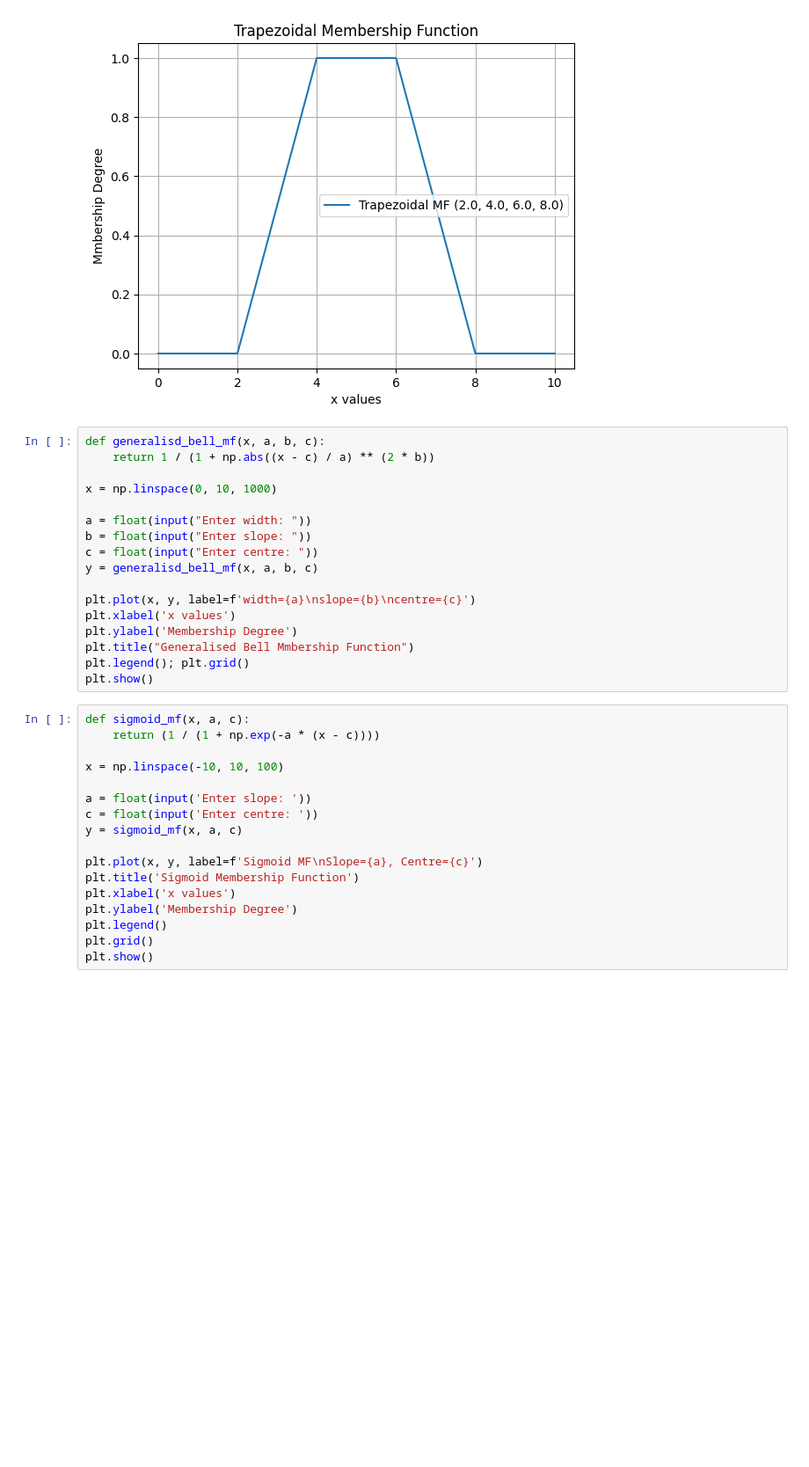
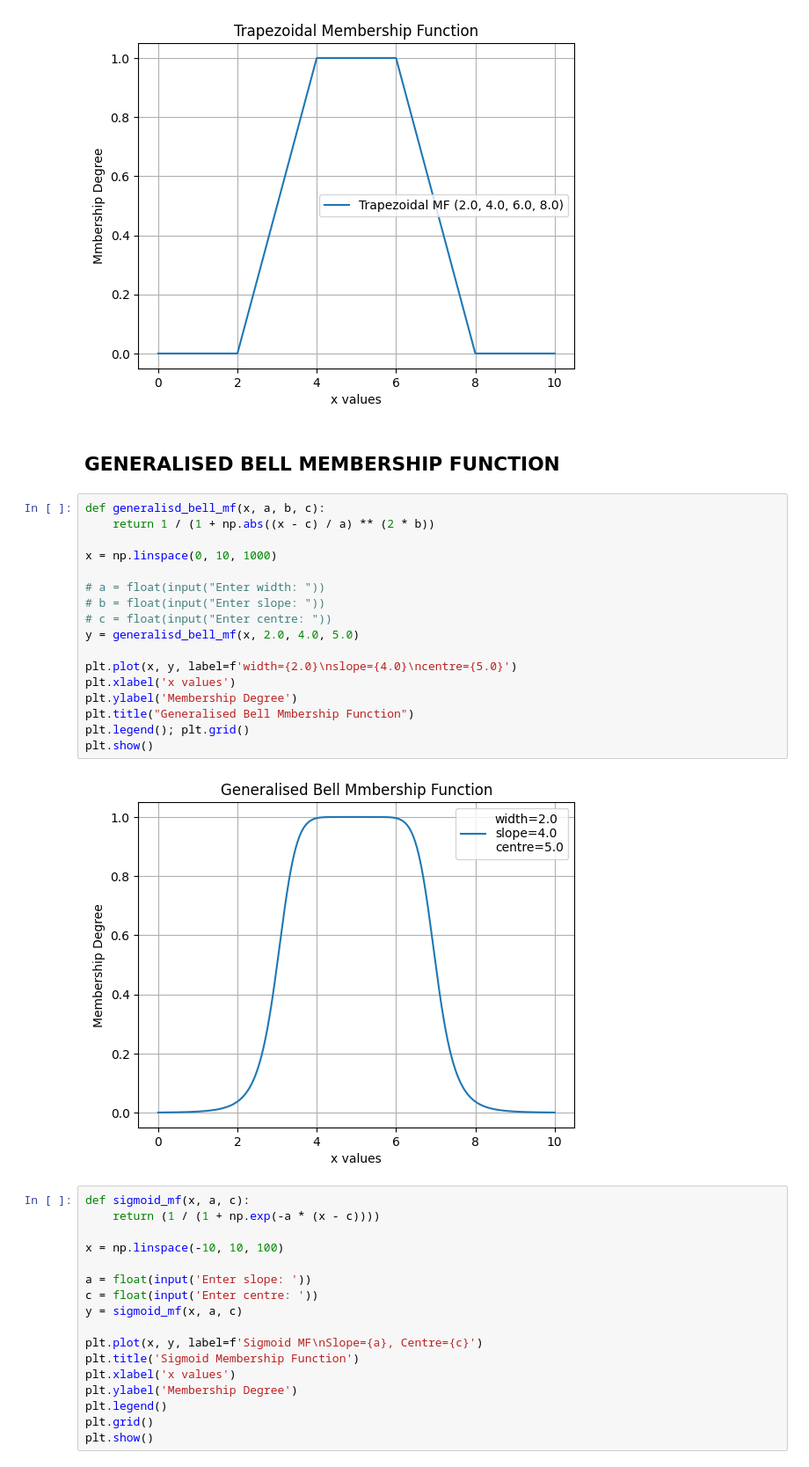
Before and after one commit to Thorfinn05/Soft-Computing, a Jupyter notebook: Fuzzy Membership Function/Fuzzy-Membership-Function.ipynb, the cells around one changed output. Shown at 88% size. Drawn from its saved outputs; the diff is of its cells as text; blank space fills up the shorter version.

```diff
--- a/Fuzzy Membership Function/Fuzzy-Membership-Function.ipynb
+++ b/Fuzzy Membership Function/Fuzzy-Membership-Function.ipynb
@@ -79,23 +79,27 @@ plt.grid()
 plt.show()
 # %% [output]
 [figure]
+# %% [markdown]
+<h2>GENERALISED BELL MEMBERSHIP FUNCTION</h2>
 # %%
 def generalisd_bell_mf(x, a, b, c):
     return 1 / (1 + np.abs((x - c) / a) ** (2 * b))
 
 x = np.linspace(0, 10, 1000)
 
-a = float(input("Enter width: "))
-b = float(input("Enter slope: "))
-c = float(input("Enter centre: "))
-y = generalisd_bell_mf(x, a, b, c)
+# a = float(input("Enter width: "))
+# b = float(input("Enter slope: "))
+# c = float(input("Enter centre: "))
+y = generalisd_bell_mf(x, 2.0, 4.0, 5.0)
 
-plt.plot(x, y, label=f'width={a}\nslope={b}\ncentre={c}')
+plt.plot(x, y, label=f'width={2.0}\nslope={4.0}\ncentre={5.0}')
 plt.xlabel('x values')
 plt.ylabel('Membership Degree')
 plt.title("Generalised Bell Mmbership Function")
 plt.legend(); plt.grid()
 plt.show()
+# %% [output]
+[figure, added]
 # %%
 def sigmoid_mf(x, a, c):
     return (1 / (1 + np.exp(-a * (x - c))))
```
